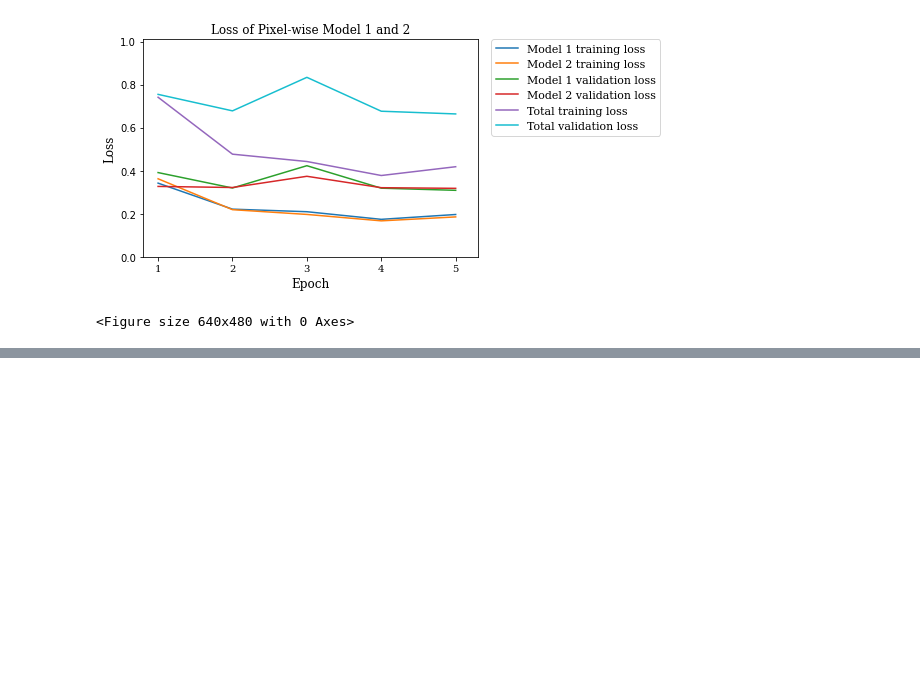
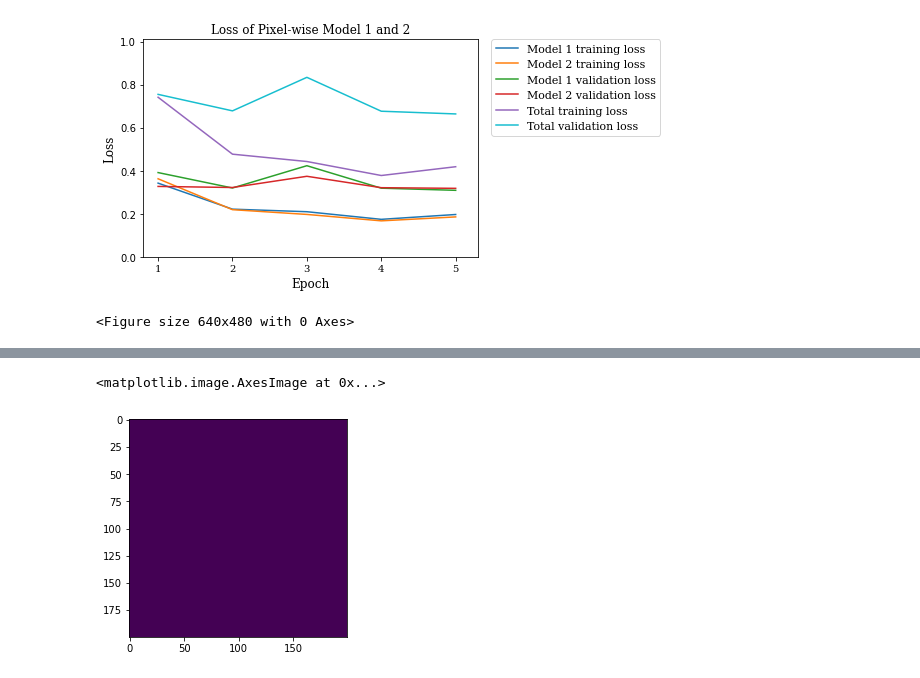
Before and after one commit to RosaryYao/msc_wormtracking, a Jupyter notebook: results.ipynb, the cells around one changed output, grey strips where cells are left out. Cells and saved outputs as stored; diff of their text form; code cells hidden in the pictures; blank space fills up the shorter version.

```diff
--- a/results.ipynb
+++ b/results.ipynb
@@ -180,0 +197,5 @@ plt.show()
+# %%
+plt.imshow(w_6819_1_a6_1_mask[10][200:400, 0:200])
+# %% [output]
+<matplotlib.image.AxesImage at 0x...>
+[figure, added]
```
Also changed, not shown: parts of 6 cells of this notebook, 8 other files.
